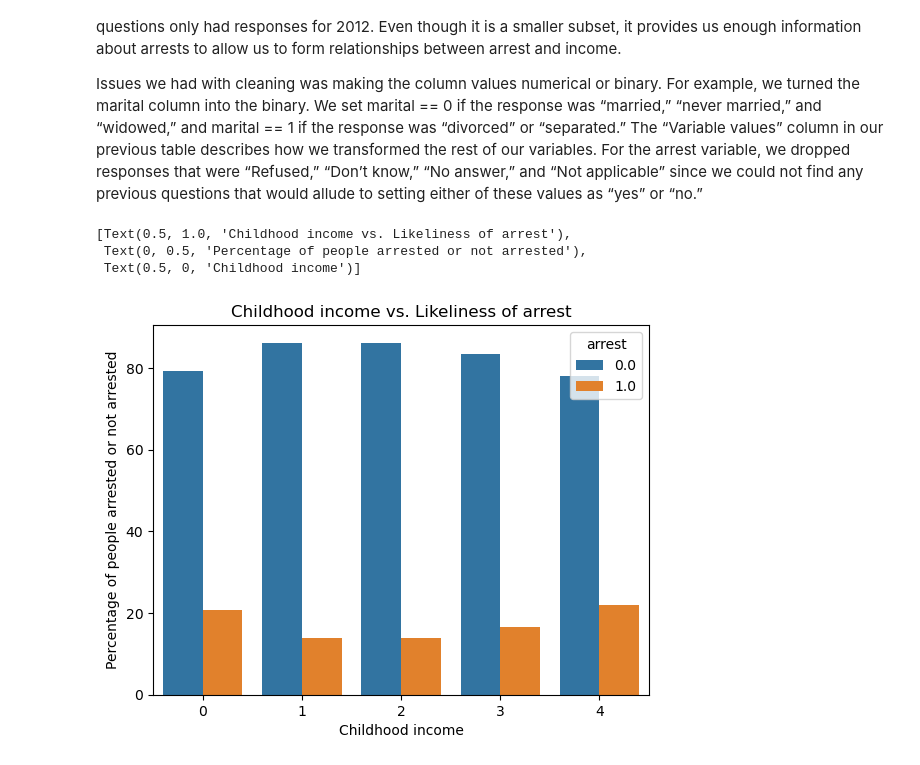
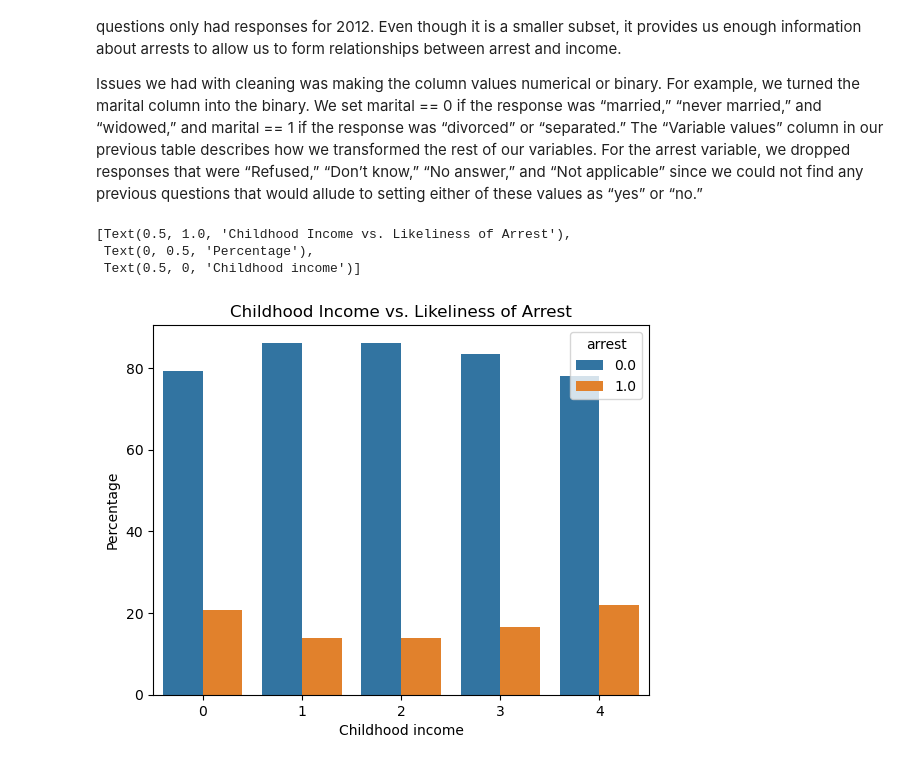
Before and after one commit to DS3001/group24, a Jupyter notebook: lab1_graphs.ipynb, the cells around one changed output. Saved outputs shown, nothing was run; the diff lists cells and outputs as text; code cells hidden in the pictures.

```diff
--- a/lab1_graphs.ipynb
+++ b/lab1_graphs.ipynb
@@ -167,21 +167,23 @@ var5 = 'marital'
 # sns.countplot(data=df, x=var1, hue = var2)
 # %%
 # plot incom16 and arrest
+
+# create a function to determine percentage, code helped with chatgpt
 def calculate_percentages(group):
     total_count = group.sum()
     return 100 * group / total_count
 
 # Calculate percentages for each combination of var1 and var2
 grouped_data = df.groupby([var1, var2]).size().unstack()
 percentage_data = grouped_data.apply(calculate_percentages, axis=1).stack().reset_index(name="Percentage")
 
 # Create the countplot
-sns.barplot(data=percentage_data, x=var1, y="Percentage", hue=var2).set(title = 'Childhood income vs. Likeliness of arrest', ylabel='Percentage of people arrested or not arrested', xlabel = 'Childhood income')
+sns.barplot(data=percentage_data, x=var1, y="Percentage", hue=var2).set(title = 'Childhood Income vs. Likeliness of Arrest', ylabel='Percentage', xlabel = 'Childhood income')
 # %% [output]
-[Text(0.5, 1.0, 'Childhood income vs. Likeliness of arrest'),
- Text(0, 0.5, 'Percentage of people arrested or not arrested'),
+[Text(0.5, 1.0, 'Childhood Income vs. Likeliness of Arrest'),
+ Text(0, 0.5, 'Percentage'),
  Text(0.5, 0, 'Childhood income')]
-[figure, old version]
+[figure, new version]
 # %%
 # Incom16 grouped by arrest
 #df.groupby(['incom16','arrest']).size().unstack().plot(kind='bar',stacked=True)
```
Also changed, not shown: parts of 3 cells of this notebook.
